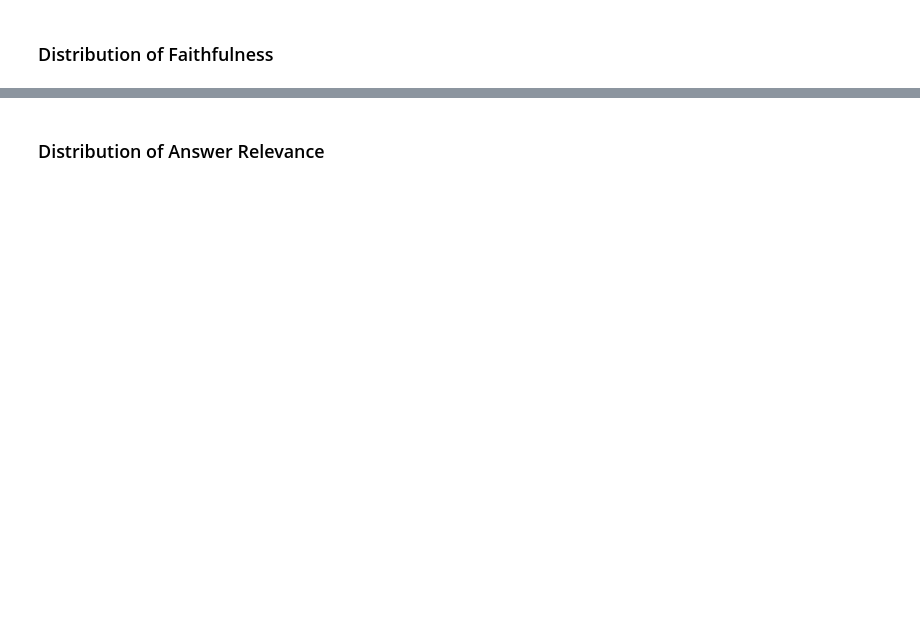
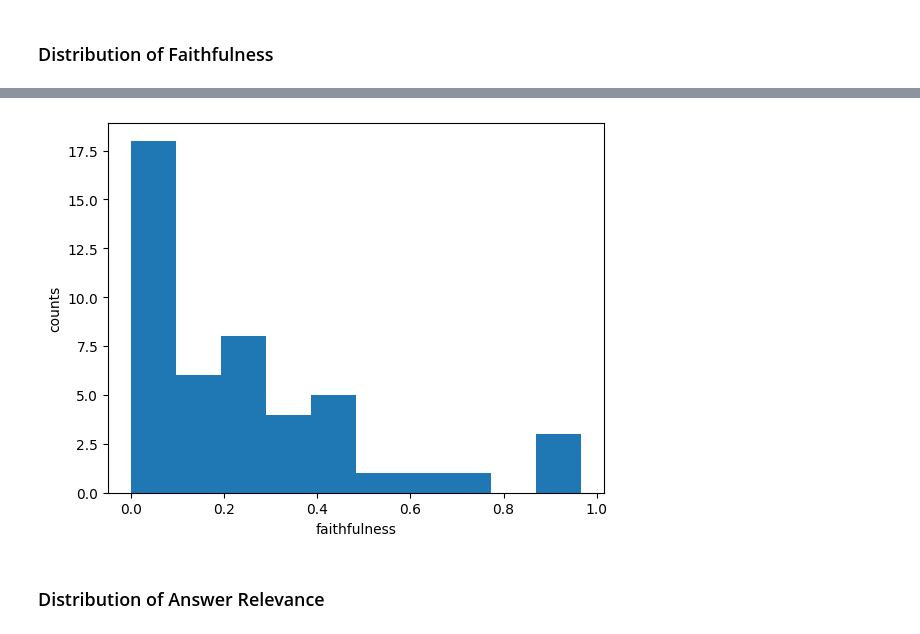
Before and after one commit to sujitpal/llm-rag-eval, a Jupyter notebook: src/score_distributions.ipynb, the cells around one changed output, grey strips where cells are left out. Cells and saved outputs as stored; diff of their text form; code cells hidden in the pictures; blank space fills up the shorter version.

```diff
--- a/src/score_distributions.ipynb
+++ b/src/score_distributions.ipynb
@@ -59,2 +51,12 @@ metrics_df.hvplot.hist("faithfulness", bins=10)
+# %%
+def plot_hist(df, col_name):
+    plt.hist(df[col_name], bins=10)
+    plt.xlabel(col_name)
+    plt.ylabel("counts")
+    _ = plt.show()
+
+plot_hist(metrics_df, "faithfulness")
+# %% [output]
+[figure, added]
 # %% [markdown]
 ### Distribution of Answer Relevance
```
Also changed, not shown: parts of 19 cells of this notebook, 1 other file.
